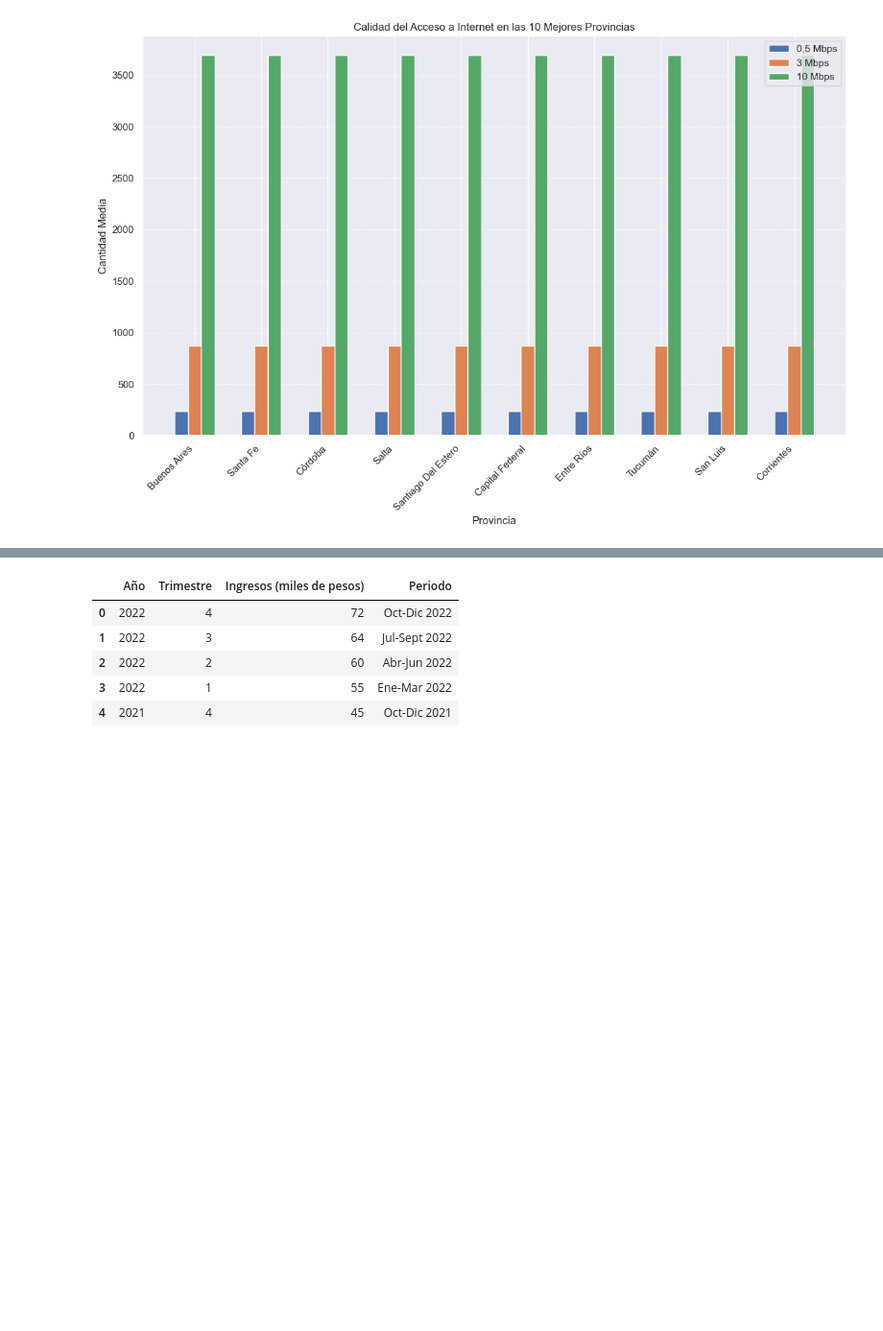
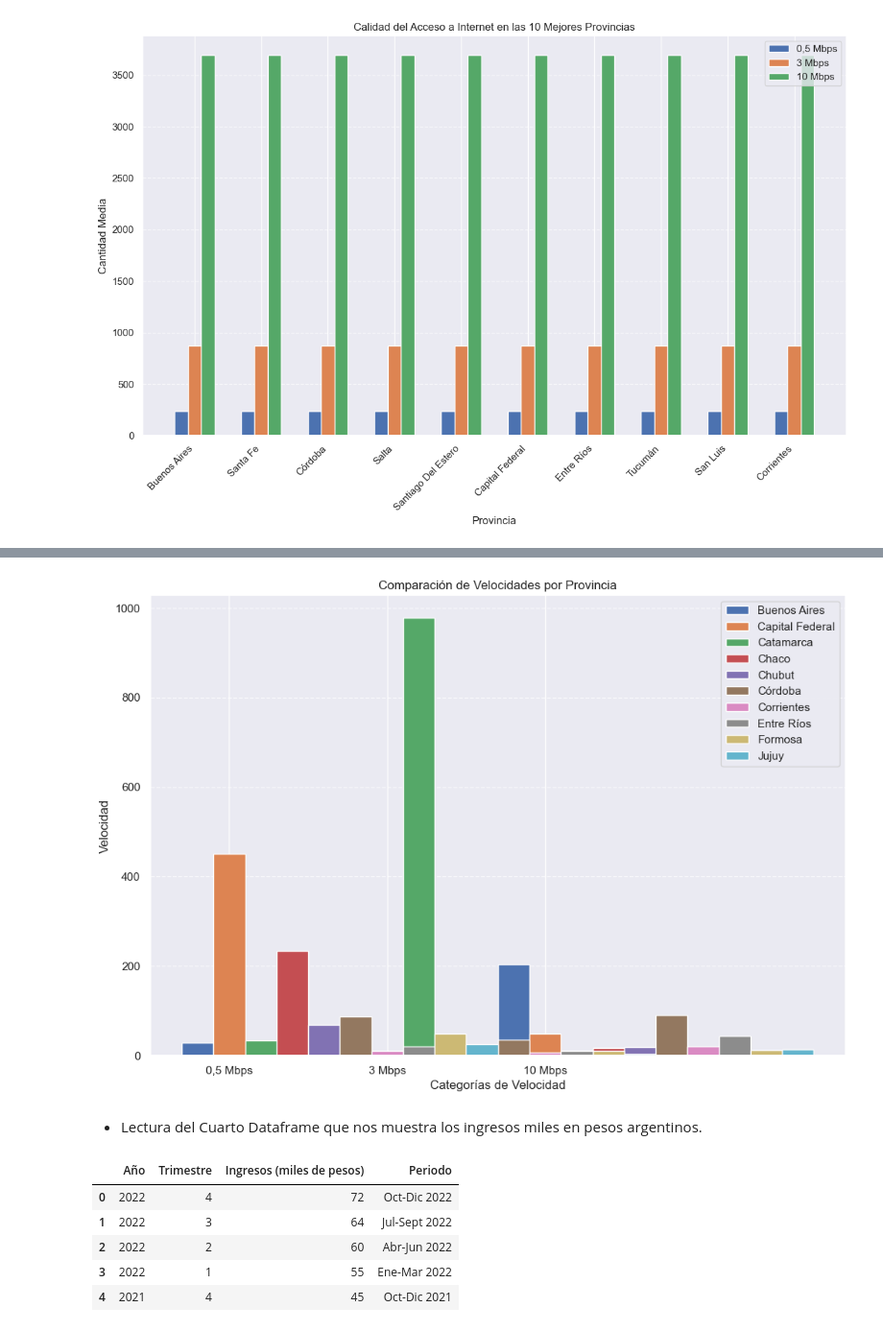
Before and after one commit to Chinaskidev/VecinoNet_Proyecto, a Jupyter notebook: tele_ENACOM_EDA.ipynb, the cells around one changed output, grey strips where cells are left out. Shown at 96% size. Drawn from its saved outputs; the diff is of its cells as text; code cells hidden in the pictures; blank space fills up the shorter version.

```diff
--- a/tele_ENACOM_EDA.ipynb
+++ b/tele_ENACOM_EDA.ipynb
@@ -266 +296,28 @@ plt.show()
+# %%
+# extraigo y muestro las provincias únicas presentes en la columna.
+provincias_muestra = df3['Provincia'].unique()[:10]
+
+plt.figure(figsize=(12, 8))
+
+for i, provincia in enumerate(provincias_muestra):
+    datos_provincia = df3[df3['Provincia'] == provincia]
+    velocidades = datos_provincia[['0,5 Mbps', '3 Mbps', '10 Mbps']].values[0]  # Obtengo los valores de velocidad para la provincia
+
+    # Aqui se ajusta el ancho de las barras para mostrar las velocidades de manera diferenciada
+    ancho_barra = 0.2
+    desplazamiento = ancho_barra * i
+
+    plt.bar(np.arange(len(velocidades)) + desplazamiento, velocidades, width=ancho_barra, label=provincia)
+
+plt.xlabel('Categorías de Velocidad')
+plt.ylabel('Velocidad')
+plt.title('Comparación de Velocidades por Provincia')
+plt.xticks(np.arange(len(velocidades)) + ancho_barra, ['0,5 Mbps', '3 Mbps', '10 Mbps'])
+plt.legend()
+plt.grid(axis='y', linestyle='--', alpha=0.7)
+plt.show()
+# %% [output]
+[figure, added]
+# %% [markdown]
+* Lectura del Cuarto Dataframe que nos muestra los ingresos miles en pesos argentinos.
 # %%
```
Also changed, not shown: parts of 38 cells of this notebook.
